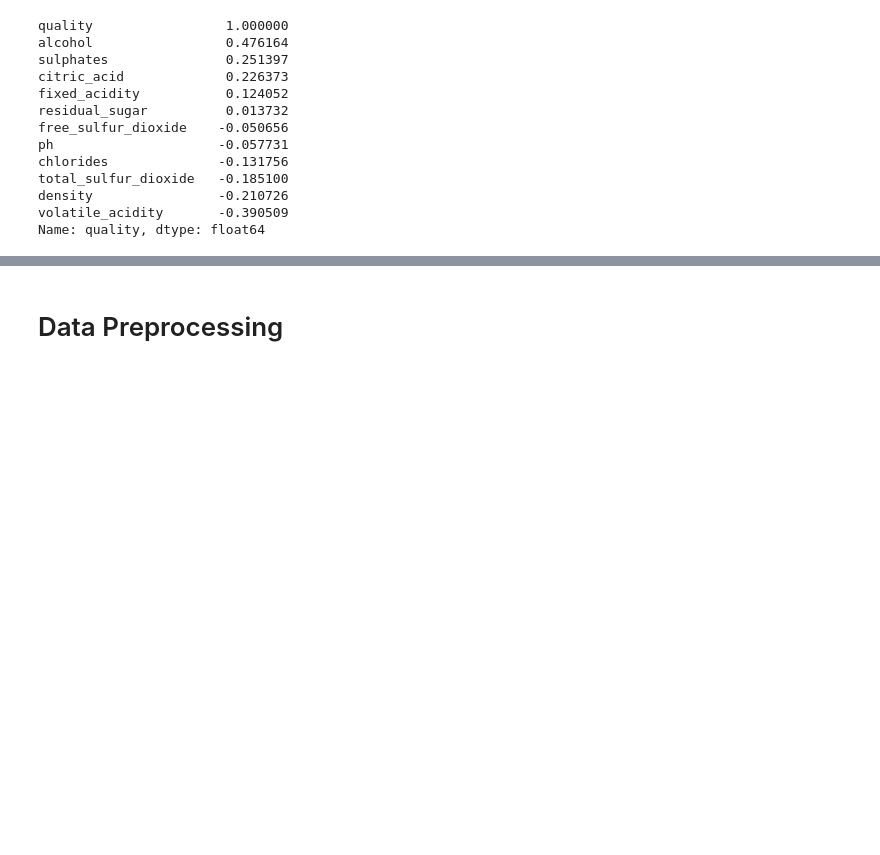
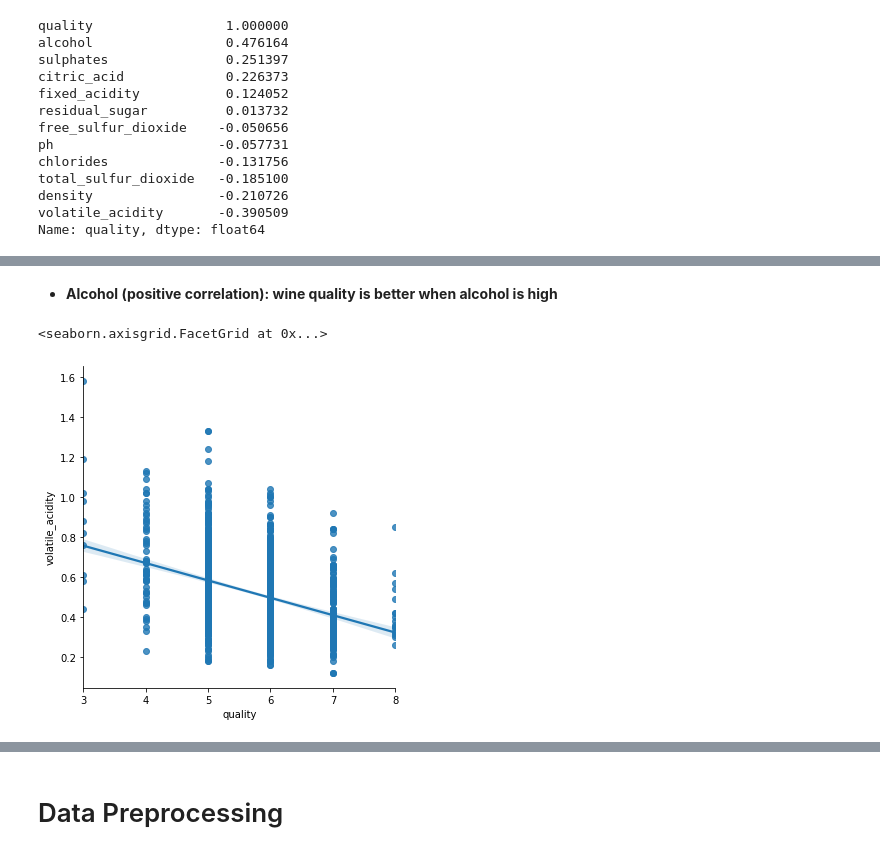
Before and after one commit to tiffanymykah/Portugal-Red-Wine, a Jupyter notebook: wine_euality_final_project.ipynb, the cells around one changed output, grey strips where cells are left out. Saved outputs shown, nothing was run; the diff lists cells and outputs as text; code cells hidden in the pictures; blank space fills up the shorter version.

```diff
--- a/wine_euality_final_project.ipynb
+++ b/wine_euality_final_project.ipynb
@@ -209,0 +227,7 @@ sns.barplot(x='quality', y='volatile_acidity', data = df_joined)
+# %% [markdown]
+- **Alcohol (positive correlation): wine quality is better when alcohol is high**
+# %%
+sns.lmplot(x="quality", y="volatile_acidity", data=df_joined)
+# %% [output]
+<seaborn.axisgrid.FacetGrid at 0x...>
+[figure, added]
```
Also changed, not shown: parts of 15 cells of this notebook.
